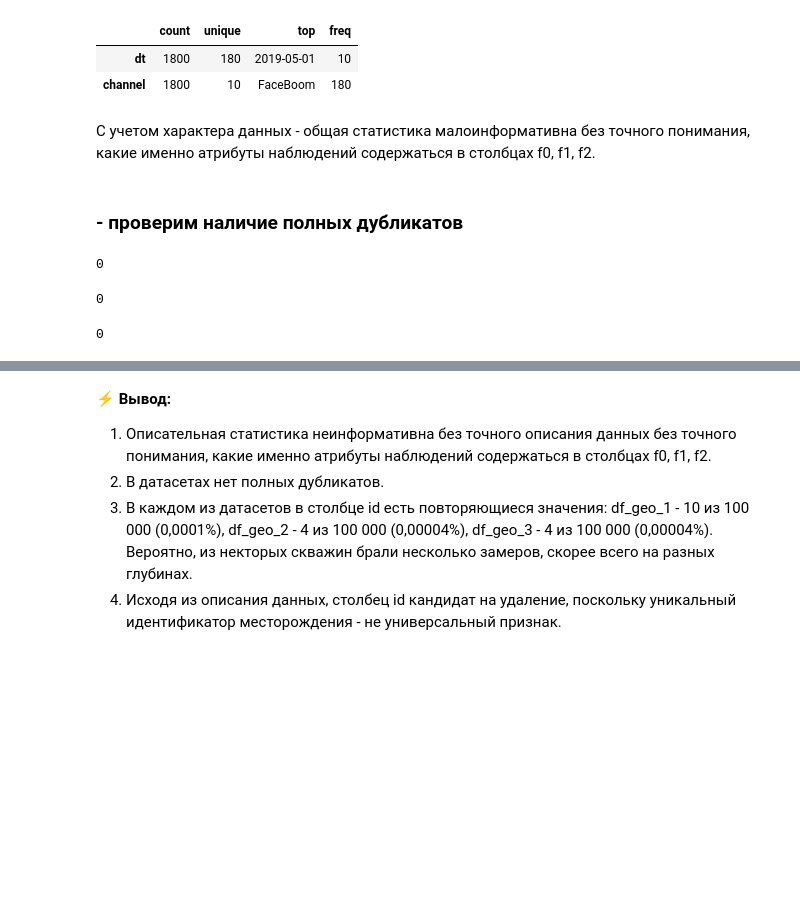
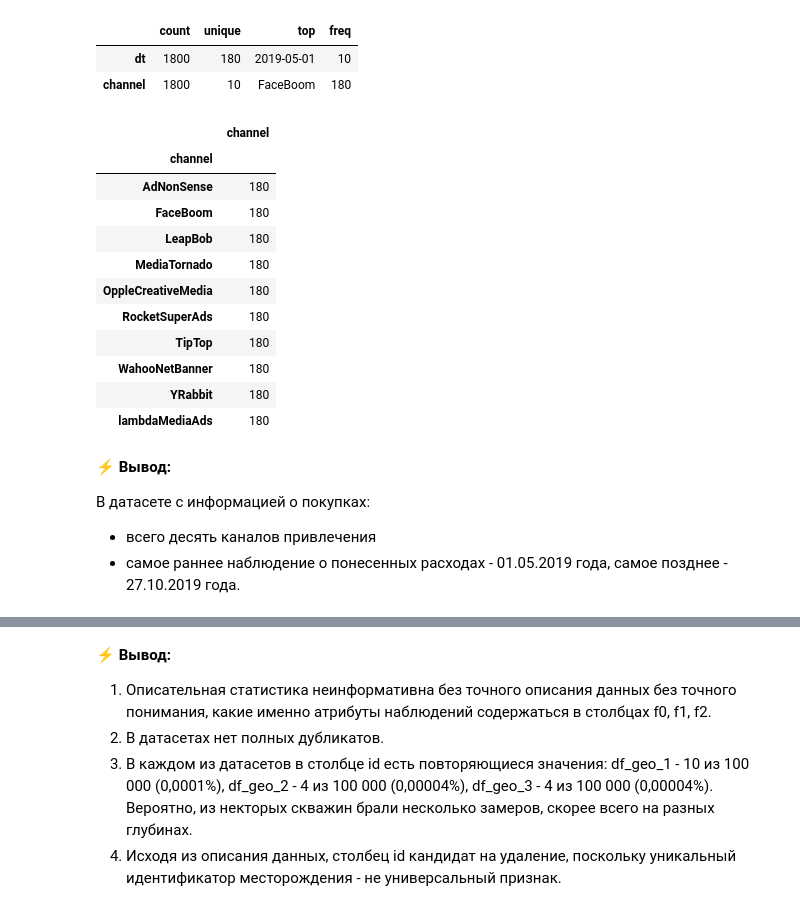
Before and after one commit to ikazman/practicum_da_projects, a Jupyter notebook: marketing_analysis/maketing_analysis.ipynb, the cells around one changed output, grey strips where cells are left out. Saved outputs shown, nothing was run; the diff lists cells and outputs as text; code cells hidden in the pictures; blank space fills up the shorter version.

```diff
--- a/marketing_analysis/maketing_analysis.ipynb
+++ b/marketing_analysis/maketing_analysis.ipynb
@@ -278,19 +340,25 @@ calc.costs.describe(include=['object', 'datetime64[ns]']).T
 |  | count | unique | top | freq |
 | dt | 1800 | 180 | 2019-05-01 | 10 |
 | channel | 1800 | 10 | FaceBoom | 180 |
+# %%
+calc.costs.groupby('channel').agg({'channel': 'count'})
+# %% [output]
+|  | channel |
+| channel |  |
+| AdNonSense | 180 |
+| FaceBoom | 180 |
+| LeapBob | 180 |
+| MediaTornado | 180 |
+| OppleCreativeMedia | 180 |
+| RocketSuperAds | 180 |
+| TipTop | 180 |
+| WahooNetBanner | 180 |
+| YRabbit | 180 |
+| lambdaMediaAds | 180 |
 # %% [markdown]
-С учетом характера данных - общая статистика малоинформативна без точного понимания, какие именно атрибуты наблюдений содержаться в столбцах f0, f1, f2.
+&#9889; **Вывод:**
+
+В датасете с информацией о покупках:
+
+- всего десять каналов привлечения
+- самое раннее наблюдение о понесенных расходах - 01.05.2019 года, самое позднее - 27.10.2019 года.
-# %% [markdown]
-### - проверим наличие полных дубликатов
-# %%
-(calc.visits.duplicated() == True).sum()
-# %% [output]
-0
-# %%
-(calc.orders.duplicated() == True).sum()
-# %% [output]
-0
-# %%
-(calc.costs.duplicated() == True).sum()
-# %% [output]
-0
```
Also changed, not shown: parts of 18 cells of this notebook.
